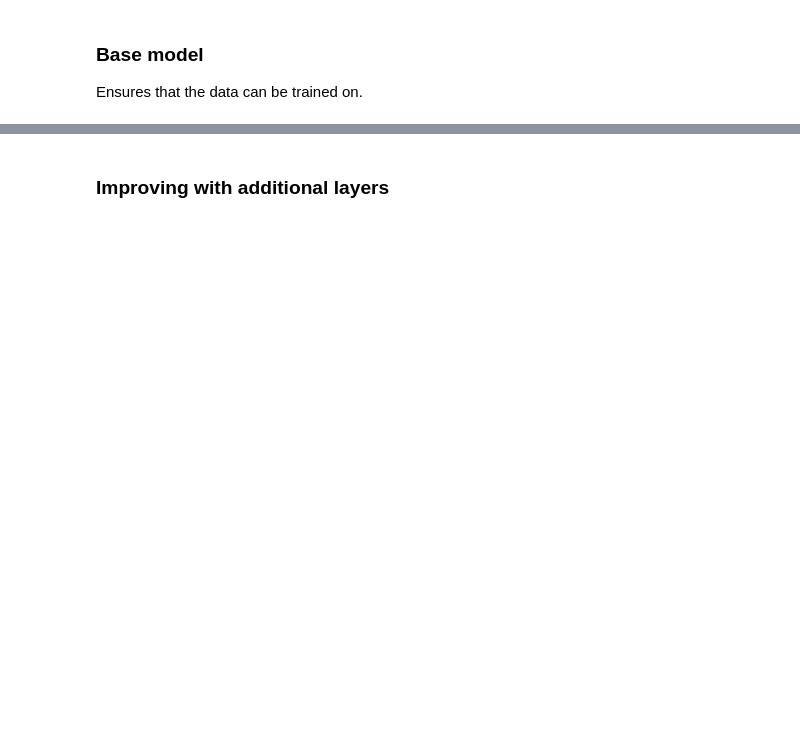
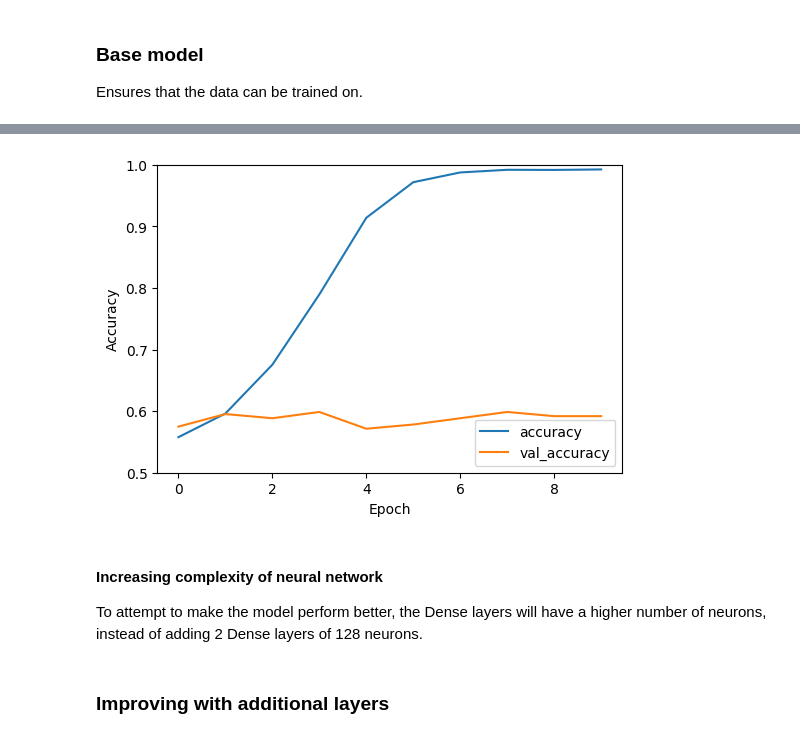
Before and after one commit to nekumonokat/FYP_breast_cancer_classification, a Jupyter notebook: 2_FYP_Project_data_enhancements.ipynb, the cells around one changed output, grey strips where cells are left out. Saved outputs shown, nothing was run; the diff lists cells and outputs as text; code cells hidden in the pictures; blank space fills up the shorter version.

```diff
--- a/2_FYP_Project_data_enhancements.ipynb
+++ b/2_FYP_Project_data_enhancements.ipynb
@@ -179,0 +170,37 @@ Epoch 10/10
+# %%
+## EXISTING BASE MODEL
+base_improved_model = Sequential()
+base_improved_model.add(Conv2D(32, (3, 3), activation = "relu", input_shape = (224, 224, 1)))
+base_improved_model.add(MaxPooling2D((2, 2)))
+base_improved_model.add(Dense(128, activation = "relu"))
+base_improved_model.add(Dense(2, activation = "softmax"))
+
+## ADDITIONAL LAYERS
+# creating more stacks of Conv2D and MaxPooling2D
+base_improved_model.add(Conv2D(64, (3, 3), activation = "relu"))
+base_improved_model.add(MaxPooling2D((2, 2)))
+base_improved_model.add(Conv2D(128, (3, 3), activation = "relu"))
+base_improved_model.add(MaxPooling2D((2, 2)))
+
+# unrolling output to 1D
+base_improved_model.add(Flatten())
+base_improved_model.add(Dense(128, activation = "relu"))
+# output layer with softmax
+base_improved_model.add(Dense(2, activation = "softmax"))
+# %%
+# compile model, improving accuracy
+base_improved_model.compile(optimizer = "adam", loss = "categorical_crossentropy", metrics = ["accuracy"])
+# train model, validating on validation set
+history = base_improved_model.fit(augmented_images, one_hot_aug_train_labels, epochs = 10, validation_data = (val_images, one_hot_val_labels), verbose = 0)
+
+# evaluating the base_improved_model
+plt.figure(figsize = (6, 4))
+plt.plot(history.history["accuracy"], label = "accuracy")
+plt.plot(history.history["val_accuracy"], label = "val_accuracy")
+plt.xlabel("Epoch")
+plt.ylabel("Accuracy")
+plt.ylim([0.5, 1]) # accuracy between 0.5 to 1
+plt.legend(loc = "lower right")
+val_loss, val_acc = base_improved_model.evaluate(val_images, one_hot_val_labels, verbose = 2)
+print("val accuracy:", val_acc)
+# %% [output]
@@ -180,2 +209,6 @@ Epoch 10/10
+[figure, added]
+# %% [markdown]
+#### Increasing complexity of neural network
+To attempt to make the model perform better, the Dense layers will have a higher number of neurons, instead of adding 2 Dense layers of 128 neurons.
 # %% [markdown]
 ### Improving with additional layers
```
Also changed, not shown: parts of 23 cells of this notebook.
